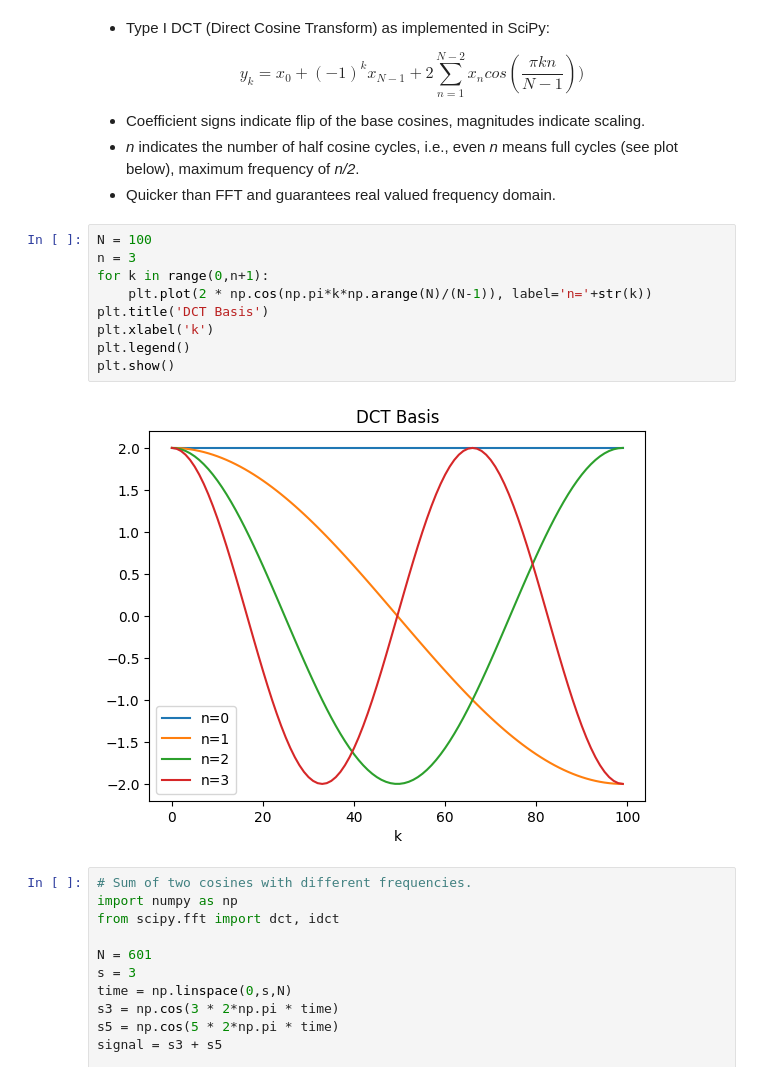
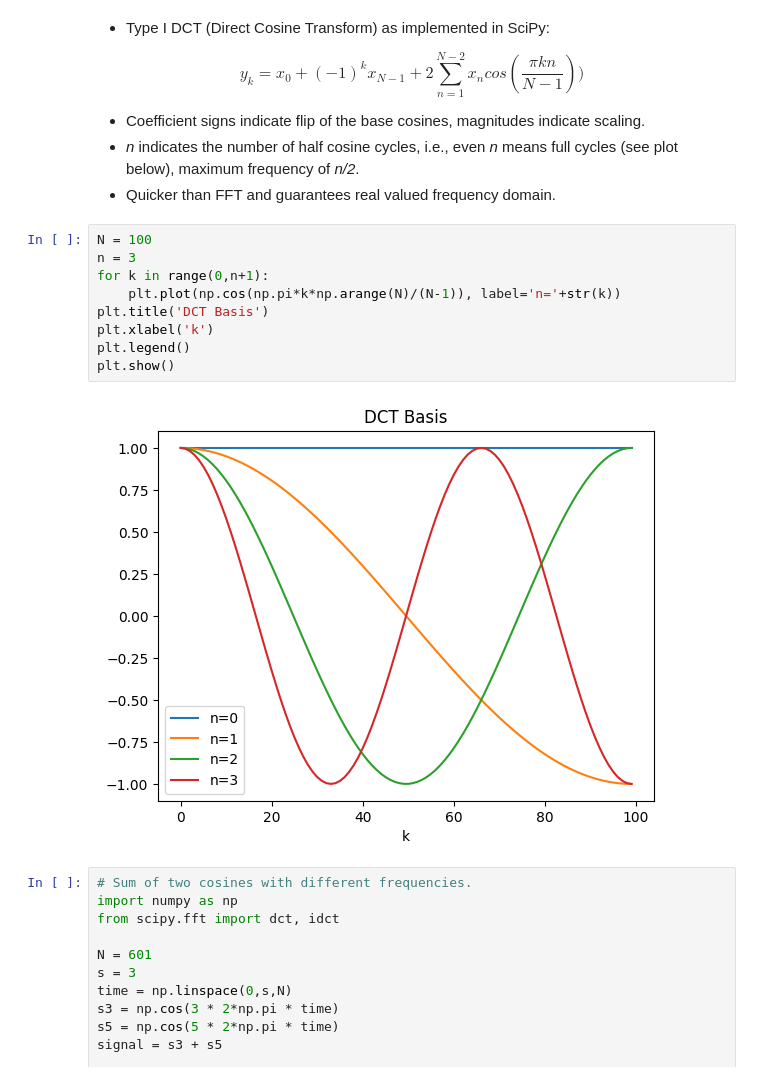
Before and after one commit to khliland/IND320, a Jupyter notebook: D2Dbook/3_Data_quality/1_Signal/3_Decomposition.ipynb, the cells around one changed output. Drawn from its saved outputs; the diff is of its cells as text.

```diff
--- a/D2Dbook/3_Data_quality/1_Signal/3_Decomposition.ipynb
+++ b/D2Dbook/3_Data_quality/1_Signal/3_Decomposition.ipynb
@@ -60,14 +60,14 @@ $$y_k = x_0 + (-1)^k x_{N-1} + 2 \sum_{n=1}^{N-2} x_n cos (\frac{\pi k n}{N-1}))
 # %%
 N = 100
 n = 3
 for k in range(0,n+1):
-    plt.plot(2 * np.cos(np.pi*k*np.arange(N)/(N-1)), label='n='+str(k))
+    plt.plot(np.cos(np.pi*k*np.arange(N)/(N-1)), label='n='+str(k))
 plt.title('DCT Basis')
 plt.xlabel('k')
 plt.legend()
 plt.show()
 # %% [output]
-[figure, old version]
+[figure, new version]
 # %%
 # Sum of two cosines with different frequencies.
 import numpy as np
```
Also changed, not shown: parts of 4 cells of this notebook.
